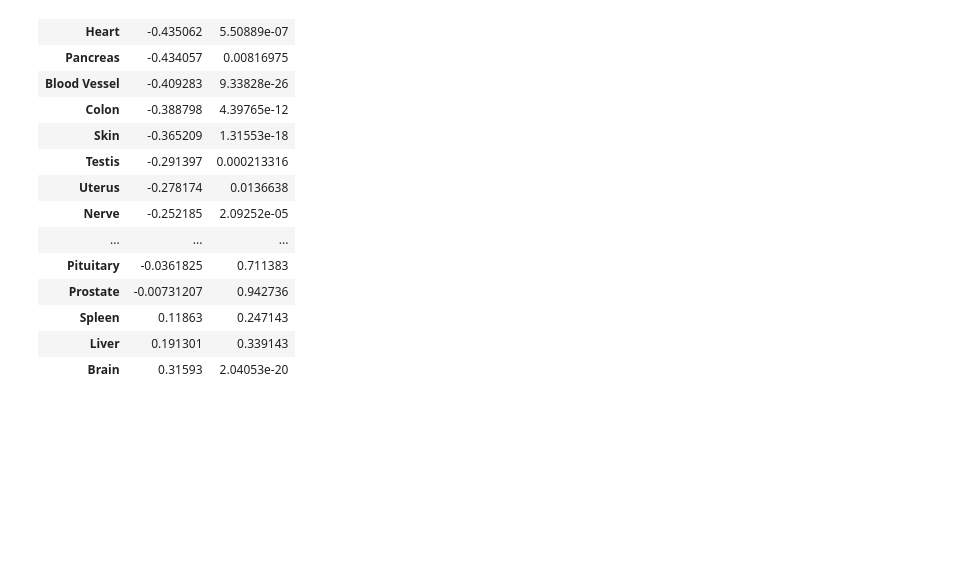
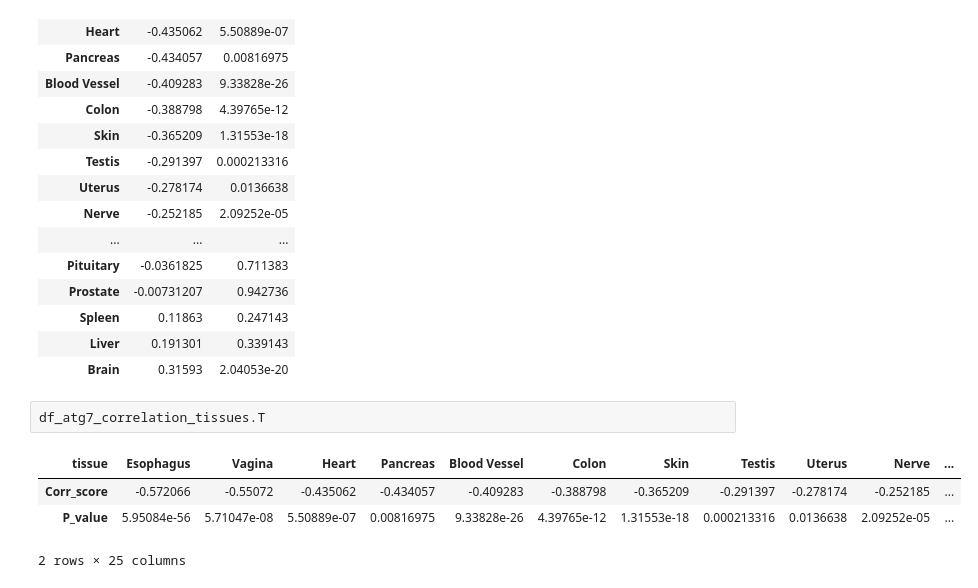
Before and after one commit to Keviosta/Article_short_isoform_ATG7_private, a Jupyter notebook: a_ATG7 characterisation/All_tissues_Tissues_differences_ATG7_isoform_characterisation-only_normal.ipynb, the cells around one changed output. Saved outputs shown, nothing was run; the diff lists cells and outputs as text; blank space fills up the shorter version.

```diff
--- a/a_ATG7 characterisation/All_tissues_Tissues_differences_ATG7_isoform_characterisation-only_normal.ipynb
+++ b/a_ATG7 characterisation/All_tissues_Tissues_differences_ATG7_isoform_characterisation-only_normal.ipynb
@@ -258,6 +253,13 @@ df_atg7_correlation_tissues
 | Spleen | 0.11863 | 0.247143 |
 | Liver | 0.191301 | 0.339143 |
 | Brain | 0.31593 | 2.04053e-20 |
+# %%
+df_atg7_correlation_tissues.T
+# %% [output]
+| tissue | Esophagus | Vagina | Heart | Pancreas | Blood Vessel | Colon | Skin | Testis | Uterus | Nerve | ... |
+| Corr_score | -0.572066 | -0.55072 | -0.435062 | -0.434057 | -0.409283 | -0.388798 | -0.365209 | -0.291397 | -0.278174 | -0.252185 | ... |
+| P_value | 5.95084e-56 | 5.71047e-08 | 5.50889e-07 | 0.00816975 | 9.33828e-26 | 4.39765e-12 | 1.31553e-18 | 0.000213316 | 0.0136638 | 2.09252e-05 | ... |
+2 rows × 25 columns
 # %%
 #Heatmap correlation
 df = df_atg7_correlation_tissues
```
Also changed, not shown: parts of 8 cells of this notebook, 2 other files.
